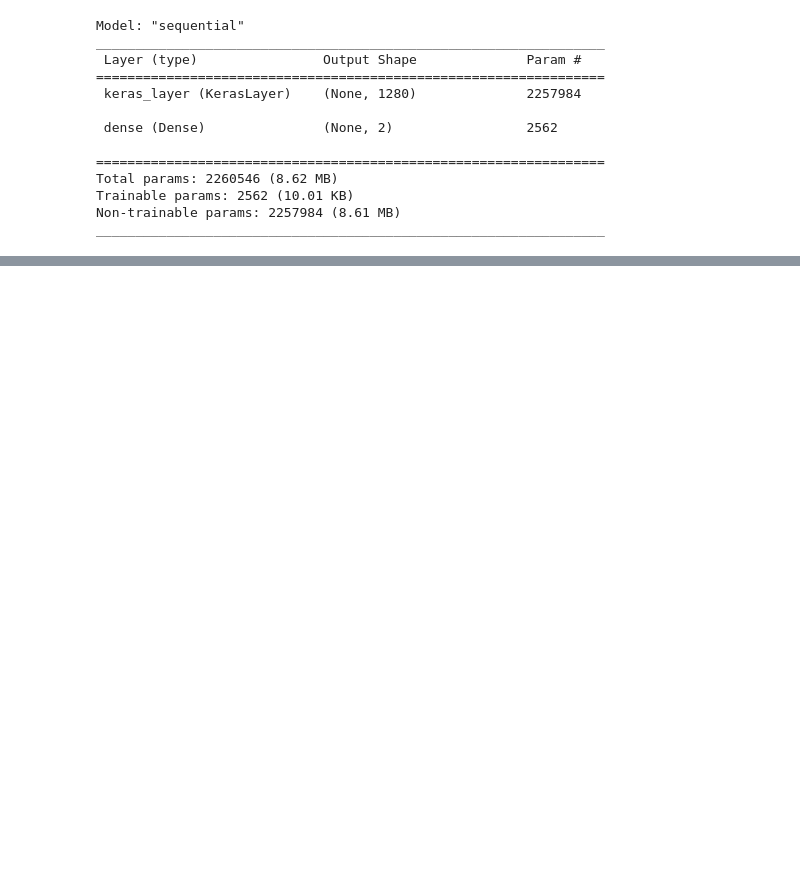
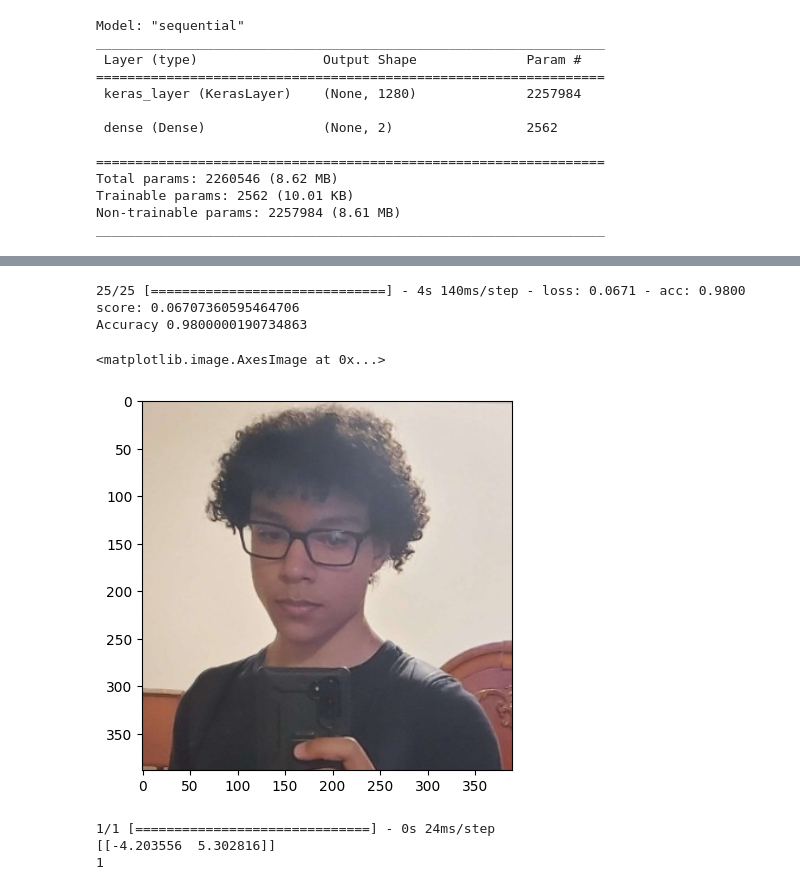
Before and after one commit to Deyjaun/unit2B, a Jupyter notebook: cat_v_dog.ipynb, the cells around one changed output, grey strips where cells are left out. Drawn from its saved outputs; the diff is of its cells as text; code cells hidden in the pictures; blank space fills up the shorter version.

```diff
--- a/cat_v_dog.ipynb
+++ b/cat_v_dog.ipynb
@@ -1,7 +1,7 @@
 # %%
 import os
 
-training_data = os.listdir('train/')
+training_data = os.listdir('train/')[:4000]
 
 print(len(training_data))
 print(training_data)
@@ -122,0 +134,38 @@ Error:
+# %%
+score, acc = model.evaluate(x_test_scaled, y_test)
+print('score:', score)
+print('Accuracy' , acc)
+# %% [output]
+25/25 [==============================] - 4s 140ms/step - loss: 0.0671 - acc: 0.9800
+score: 0.06707360595464706
+Accuracy 0.9800000190734863
+# %%
+import matplotlib.image as img
+
+image_number = 420
+
+test_image = img.imread("Xavier.jpeg")
+plt.imshow(test_image)
+# %% [output]
+<matplotlib.image.AxesImage at 0x...>
+[figure, added]
+# %%
+input_image = cv2.imread(f"test1/{image_number}.jpg")
+
+input_image = cv2.resize(input_image, (224,224))
+
+input_image = input_image/225
+
+input_image = np.reshape(input_image, [1, 224, 224, 3])
+
+prediction = model.predict(input_image)
+
+print(prediction)
+
+cat_or_dog = np.argmax(prediction)
+
+print(cat_or_dog)
+# %% [output]
+1/1 [==============================] - 0s 24ms/step
+[[-4.203556  5.302816]]
+1
```
Also changed, not shown: parts of 4 cells of this notebook, 5 other files.
